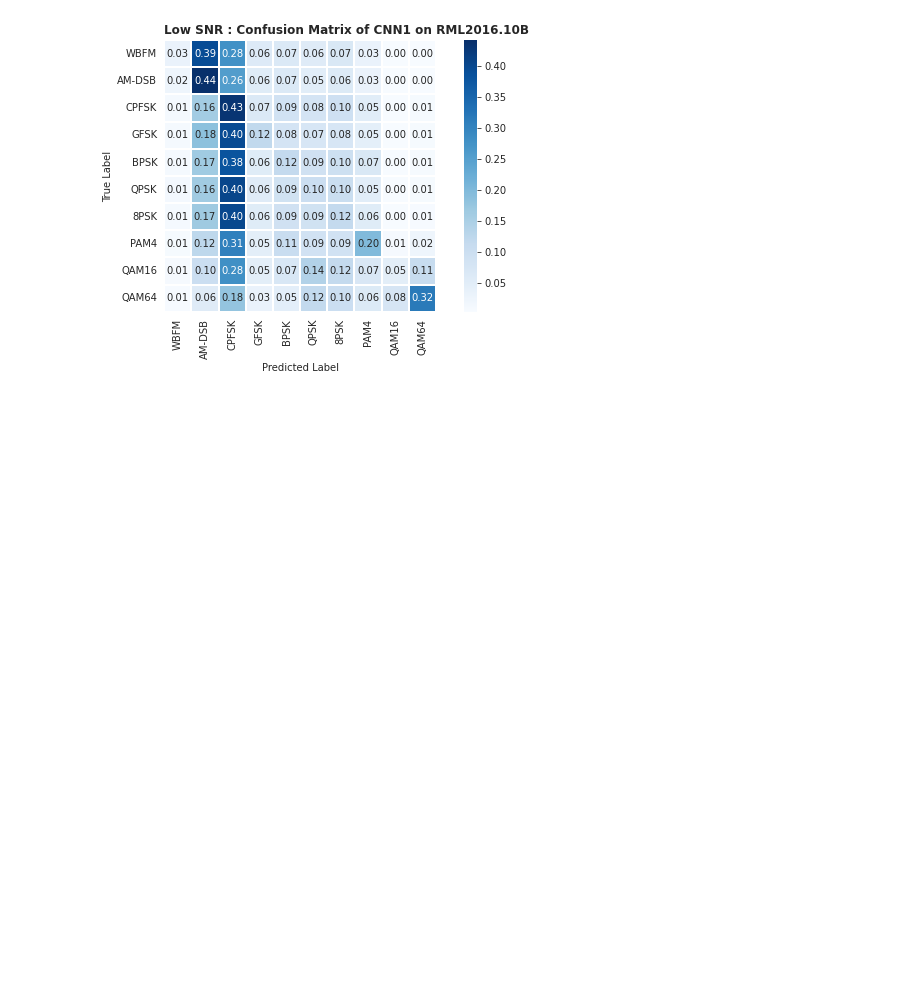
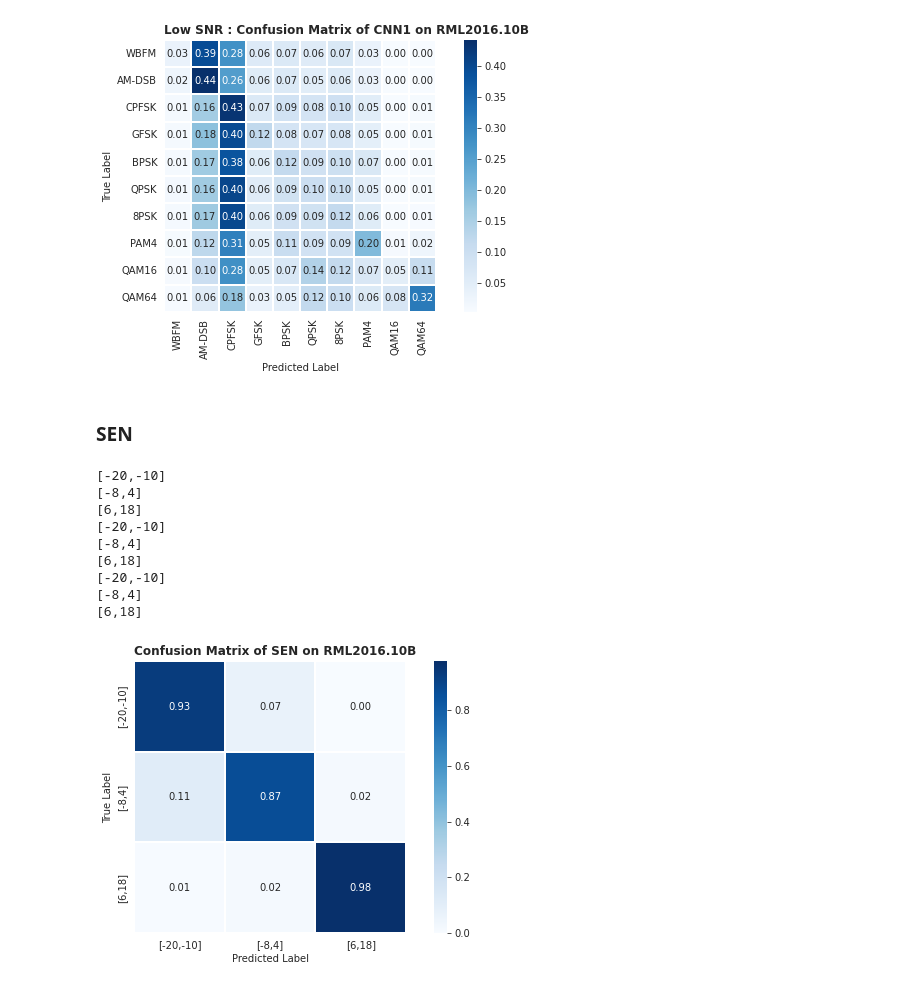
Before and after one commit to YairYarden/DeepCascadingAMC, a Jupyter notebook: Ex1.ipynb, the cells around one changed output. Cells and saved outputs as stored; diff of their text form; code cells hidden in the pictures; blank space fills up the shorter version.

```diff
--- a/Ex1.ipynb
+++ b/Ex1.ipynb
@@ -569,0 +597,24 @@ model saved to "/content/drive/MyDrive/Deep_learning_05107255/project/checkpoint
+# %%
+# ALL SNR
+# allSNR_ckpt_path = f'{drive_path}/checkpoints/allSNR_CNN1_AMC_3_epochs_22_07.ckpt'
+# allSNR_checkpoint = torch.load(allSNR_ckpt_path)
+# model_allSNR = CNN1(input_samples=128, n_classes=10)
+# model_allSNR.load_state_dict(allSNR_checkpoint['model_state_dict'])
+
+# HIGH SNR
+highSNR_ckpt_path = f'{drive_path}/checkpoints/highSNR_CNN1_AMC_3_epochs_22_07.ckpt'
+highSNR_checkpoint = torch.load(highSNR_ckpt_path)
+model_highSNR = CNN1(input_samples=128, n_classes=10)
+model_highSNR.load_state_dict(highSNR_checkpoint['model_state_dict'])
+
+# MEDIUM SNR
+medSNR_ckpt_path = f'{drive_path}/checkpoints/medSNR_CNN1_AMC_3_epochs_22_07.ckpt'
+medSNR_checkpoint = torch.load(medSNR_ckpt_path)
+model_medSNR = CNN1(input_samples=128, n_classes=10)
+model_medSNR.load_state_dict(medSNR_checkpoint['model_state_dict'])
+
+# LOW SNR
+lowSNR_ckpt_path = f'{drive_path}/checkpoints/lowSNR_CNN1_AMC_3_epochs_22_07.ckpt'
+lowSNR_checkpoint = torch.load(lowSNR_ckpt_path)
+model_lowSNR = CNN1(input_samples=128, n_classes=10)
+model_lowSNR.load_state_dict(lowSNR_checkpoint['model_state_dict'])
@@ -728,3 +788,26 @@ if fig_dir is not None:
 plt.show()
 # %% [output]
 [figure]
+# %% [markdown]
+### SEN
+# %%
+sen_cmn = compute_confusion(model=sen_model, data=test, le=snr_enc)
+title = "Confusion Matrix of {model_name} on {dataset_name}".format(model_name="SEN", dataset_name="RML2016.10B")
+fig = plot_confusion(cm=sen_cmn, labels=snr_enc.labels, title=title)
+if fig_dir is not None:
+    file_path = "{fig_dir}/sen_confusion_matrix.pdf"
+    print("Saving Figure -> {file_path}".format(file_path=file_path))
+    fig.savefig(file_path, format="pdf", transparent=True)
+
+plt.show()
+# %% [output]
+[-20,-10]
+[-8,4]
+[6,18]
+[-20,-10]
+[-8,4]
+[6,18]
+[-20,-10]
+[-8,4]
+[6,18]
+[figure, added]
```
Also changed, not shown: parts of 21 cells of this notebook.
